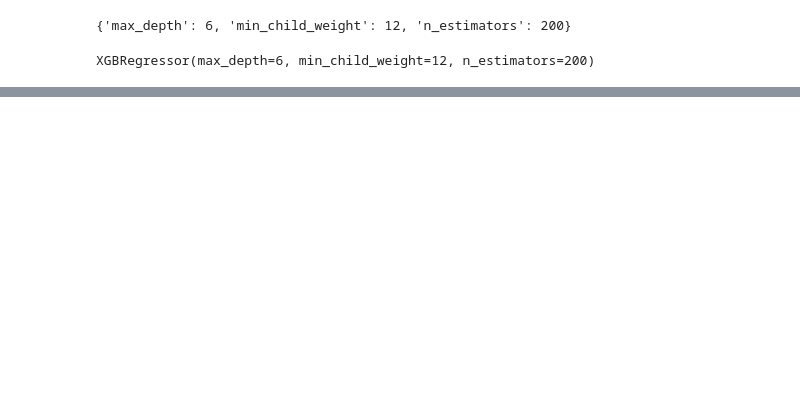
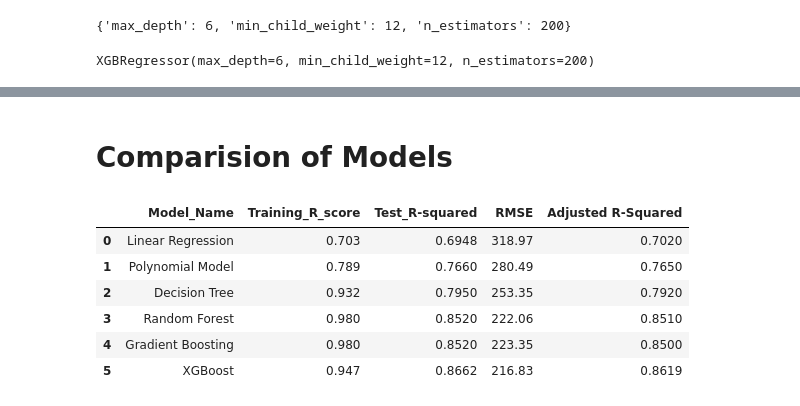
Before and after one commit to Kedarpatil24/Bike-Sharing-and-Demand-Prediction, a Jupyter notebook: Bike_Sharing_and_Demand_Prediction.ipynb, the cells around one changed output, grey strips where cells are left out. Saved outputs shown, nothing was run; the diff lists cells and outputs as text; code cells hidden in the pictures; blank space fills up the shorter version.

```diff
--- a/Bike_Sharing_and_Demand_Prediction.ipynb
+++ b/Bike_Sharing_and_Demand_Prediction.ipynb
@@ -2027,0 +2028,8 @@ plt.show()
+# %% [markdown]
+# **Comparision of Models**
+# %%
+Comparision_dict={'Model_Name':['Linear Regression', 'Polynomial Model','Decision Tree', 'Random Forest','Gradient Boosting', 'XGBoost'],
+                  'Training_R_score':[0.703,0.789,0.932,0.98,0.98,0.9470],
+                  'Test_R-squared':[0.6948,0.766,0.795,0.852,0.852,0.8662 ],
+                  'RMSE':[318.97,280.49,253.35,222.06,223.35,216.83],
+                  'Adjusted R-Squared':[0.702,0.765,0.792,0.851,0.85,0.8619]}
@@ -2027,0 +2038,10 @@ plt.show()
+# %%
+Comparisione_df
+# %% [output]
+|  | Model_Name | Training_R_score | Test_R-squared | RMSE | Adjusted R-Squared |
+| 0 | Linear Regression | 0.703 | 0.6948 | 318.97 | 0.7020 |
+| 1 | Polynomial Model | 0.789 | 0.7660 | 280.49 | 0.7650 |
+| 2 | Decision Tree | 0.932 | 0.7950 | 253.35 | 0.7920 |
+| 3 | Random Forest | 0.980 | 0.8520 | 222.06 | 0.8510 |
+| 4 | Gradient Boosting | 0.980 | 0.8520 | 223.35 | 0.8500 |
+| 5 | XGBoost | 0.947 | 0.8662 | 216.83 | 0.8619 |
```
Also changed, not shown: parts of 33 cells of this notebook.
